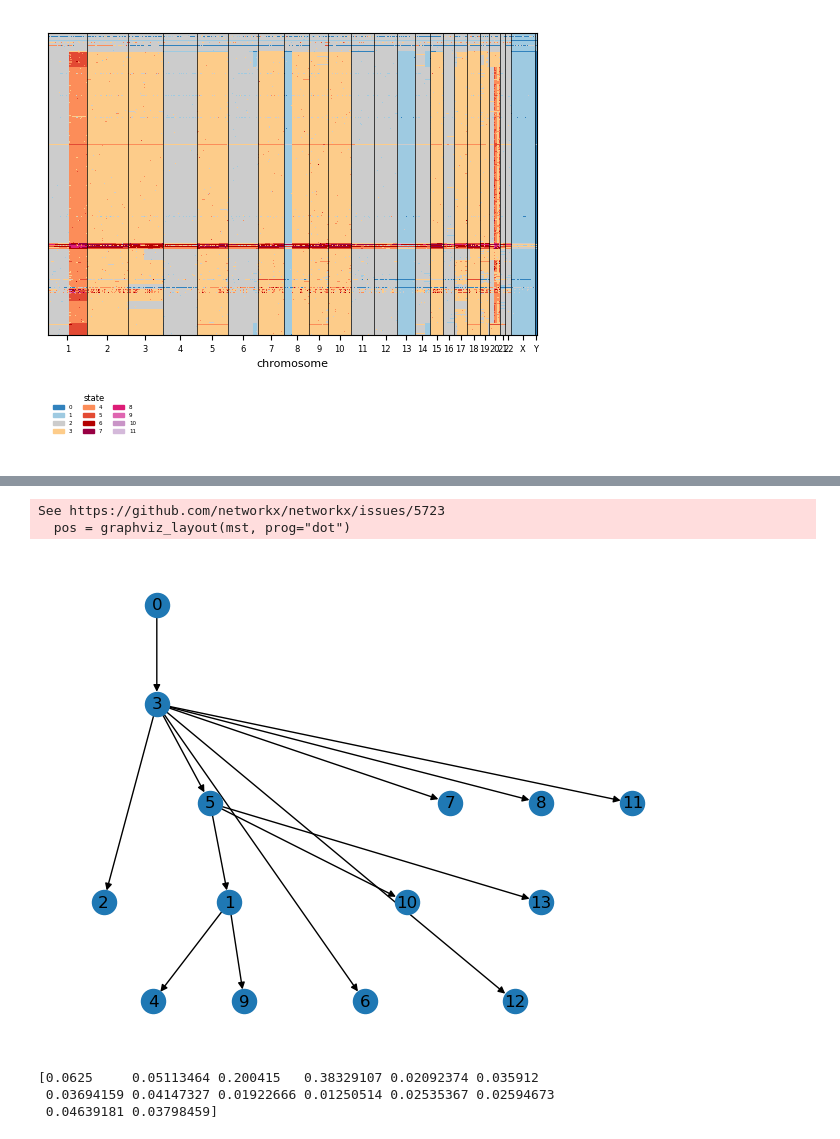
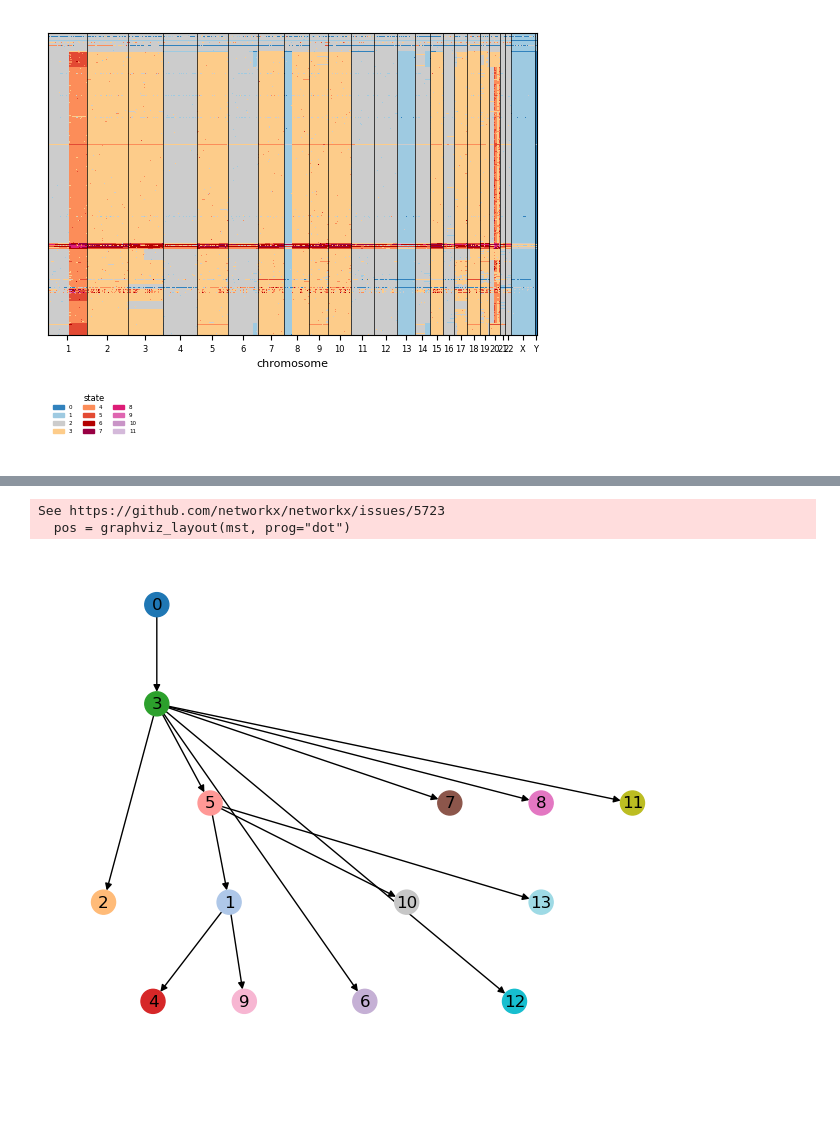
Before and after one commit to Lagergren-Lab/victree, a Jupyter notebook: src/experiments/cnplot_scgenome_new_output_format.ipynb, the cells around one changed output, grey strips where cells are left out. Cells and saved outputs as stored; diff of their text form; code cells hidden in the pictures; blank space fills up the shorter version.

```diff
--- a/src/experiments/cnplot_scgenome_new_output_format.ipynb
+++ b/src/experiments/cnplot_scgenome_new_output_format.ipynb
@@ -63,7 +63,11 @@ adata.var['chr'] = adata.var['chr'].map(chr_codes)
 # %%
 %matplotlib inline
 #out_file.layers['victree-cn-marginal'] = cell_qc.get_viterbi()[1:].numpy()
-elbo = out_file
-print(f"ELBO: ")
-g = pl.plot_cell_cn_matrix_fig(out_file, 'victree-cn-viterbi', cell_order_fields=['victree-clone'], annotation_fields=['victree-clone'], max_cn=7)
+elbo = out_file.uns['victree-elbo']
+name_copy_numbers = 'VICTree q(C) Viterbi'
+name_clusters = 'VICTree q(Z) argmax'
+out_file.layers[name_copy_numbers] = out_file.layers['victree-cn-viterbi']
+out_file.obs[name_clusters] = out_file.obs['victree-clone']
+print(f"ELBO: {elbo}")
+g = pl.plot_cell_cn_matrix_fig(out_file, name_copy_numbers, cell_order_fields=[name_clusters], annotation_fields=[name_clusters], max_cn=7)
 # %% [output]
@@ -78,6 +82,6 @@ E_q[mu] max: 1.3320515155792236 min: 0.8719363212585449
 adata.obs['victree-clone'] = out_file.obs['victree-clone']
 adata.obs['clone'] = top_z
 # %%
-g = pl.plot_cell_cn_matrix_fig(adata, 'state', cell_order_fields=['clone'])
+g2 = pl.plot_cell_cn_matrix_fig(adata, 'state', cell_order_fields=['clone'])
 # %% [output]
 [figure]
@@ -89,23 +102,20 @@ pl.plot_cell_cn_matrix(adata, 'state', cell_order_fields=['cluster_id'], max_cn=
 # %%
 import networkx as nx
 from networkx.drawing.nx_pydot import graphviz_layout
 adj_matrix = out_file.uns['victree-tree-graph']
 G = nx.from_numpy_array(adj_matrix, create_using=nx.DiGraph)
 mst = nx.maximum_spanning_arborescence(G)
 pos = graphviz_layout(mst, prog="dot")
-nx.draw(mst, pos=pos, with_labels=True)
+color_map = list(g['annotation_info'][name_clusters]['level_colors'].values())
+nx.draw(mst, pos=pos, with_labels=True, node_color=color_map)
 # %% [output]
 See https://github.com/networkx/networkx/issues/5723
   pos = graphviz_layout(mst, prog="dot")
-[figure, old version]
+[figure, new version]
 # %%
 qZ_probs = out_file.obsm['victree-clone-probs'][...]
 clonal_fractions = np.mean(qZ_probs, axis=0)
 print(clonal_fractions)
-# %% [output]
-[0.0625     0.05113464 0.200415   0.38329107 0.02092374 0.035912
- 0.03694159 0.04147327 0.01922666 0.01250514 0.02535367 0.02594673
- 0.04639181 0.03798459]
 # %%
 import numpy as np
 np.unique(top_z, return_counts=True)
```
Also changed, not shown: parts of 8 cells of this notebook, 1 other file.
